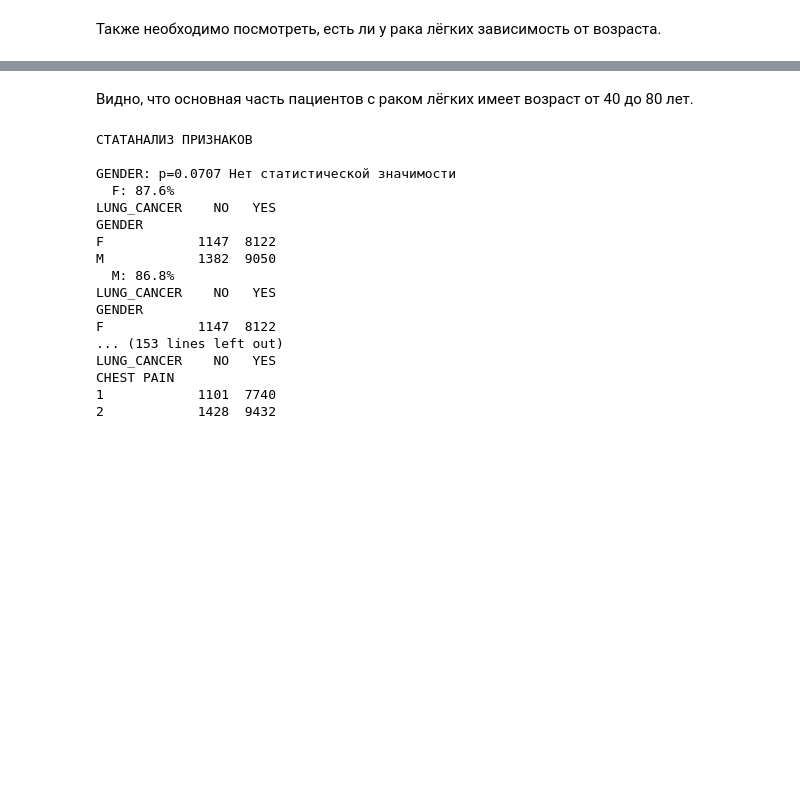
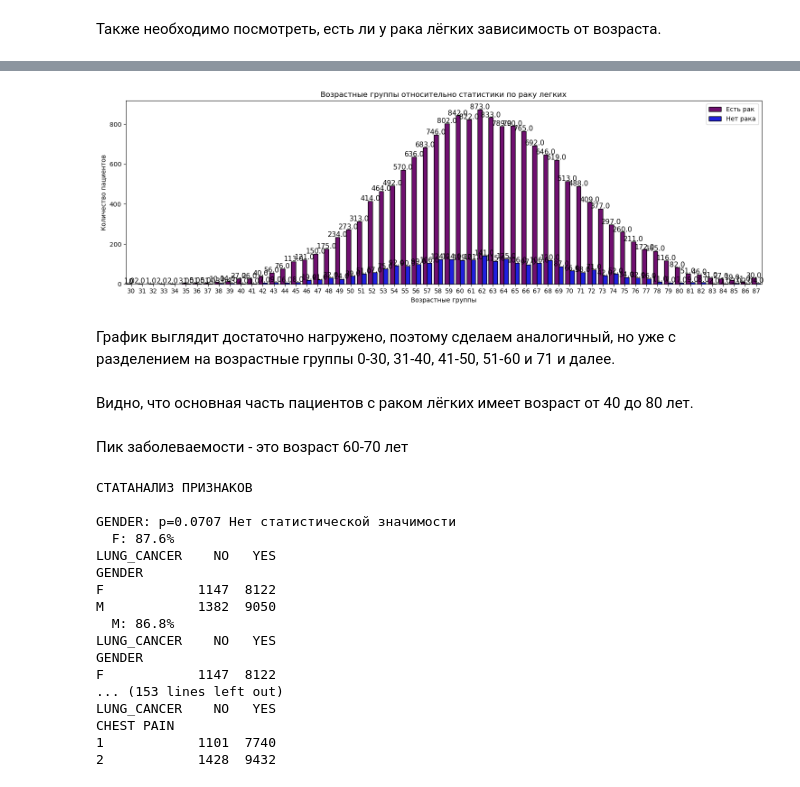
Before and after one commit to Therainbowmushroom/Data_engineering_project, a Jupyter notebook: notebooks/EDA.ipynb, the cells around one changed output, grey strips where cells are left out. Drawn from its saved outputs; the diff is of its cells as text; code cells hidden in the pictures; blank space fills up the shorter version.

```diff
--- a/notebooks/EDA.ipynb
+++ b/notebooks/EDA.ipynb
@@ -339,0 +327,33 @@ plt.show()
+# %%
+fig, ax = plt.subplots(nrows=1, ncols=1, figsize=(15, 5))  # создаем фигуру с одним графиком
+
+plt.subplot(1, 1, 1)  # выбираем место для графика
+ax = sns.countplot(
+    data=df_lung,
+    x='AGE',  # Исправлено: убрал индексацию [0], должно быть просто 'AGE'
+    hue="LUNG_CANCER",
+    edgecolor="black",
+    palette={'YES': 'purple', 'NO': 'blue'}  # Добавляем палитру с нужными цветами
+)  # строим столбчатую диаграмму распределения возрастных групп с разбивкой по раку легких
+
+# Добавляем подписи значений на столбцы
+for rect in ax.patches:
+    ax.text(
+        rect.get_x() + rect.get_width() / 2,
+        rect.get_height() + 2,
+        rect.get_height(),
+        horizontalalignment="center",
+        fontsize=11,
+    )
+
+plt.legend(["Есть рак", "Нет рака"], loc="upper right")
+title = "Возрастные группы относительно статистики по раку легких"
+plt.title(title)
+plt.xlabel("Возрастные группы")
+plt.ylabel("Количество пациентов")
+plt.tight_layout()
+plt.show()
+# %% [output]
+[figure, added]
+# %% [markdown]
+График выглядит достаточно нагружено, поэтому сделаем аналогичный, но уже с разделением на возрастные группы 0-30, 31-40, 41-50, 51-60 и 71 и далее.
@@ -340,5 +381,7 @@ plt.show()
 # %% [markdown]
 Видно, что основная часть пациентов с раком лёгких имеет возраст от 40 до 80 лет.
+# %% [markdown]
+Пик заболеваемости - это возраст 60-70 лет
 # %%
 from scipy.stats import chi2_contingency
 # %%
```
Also changed, not shown: parts of 22 cells of this notebook.
